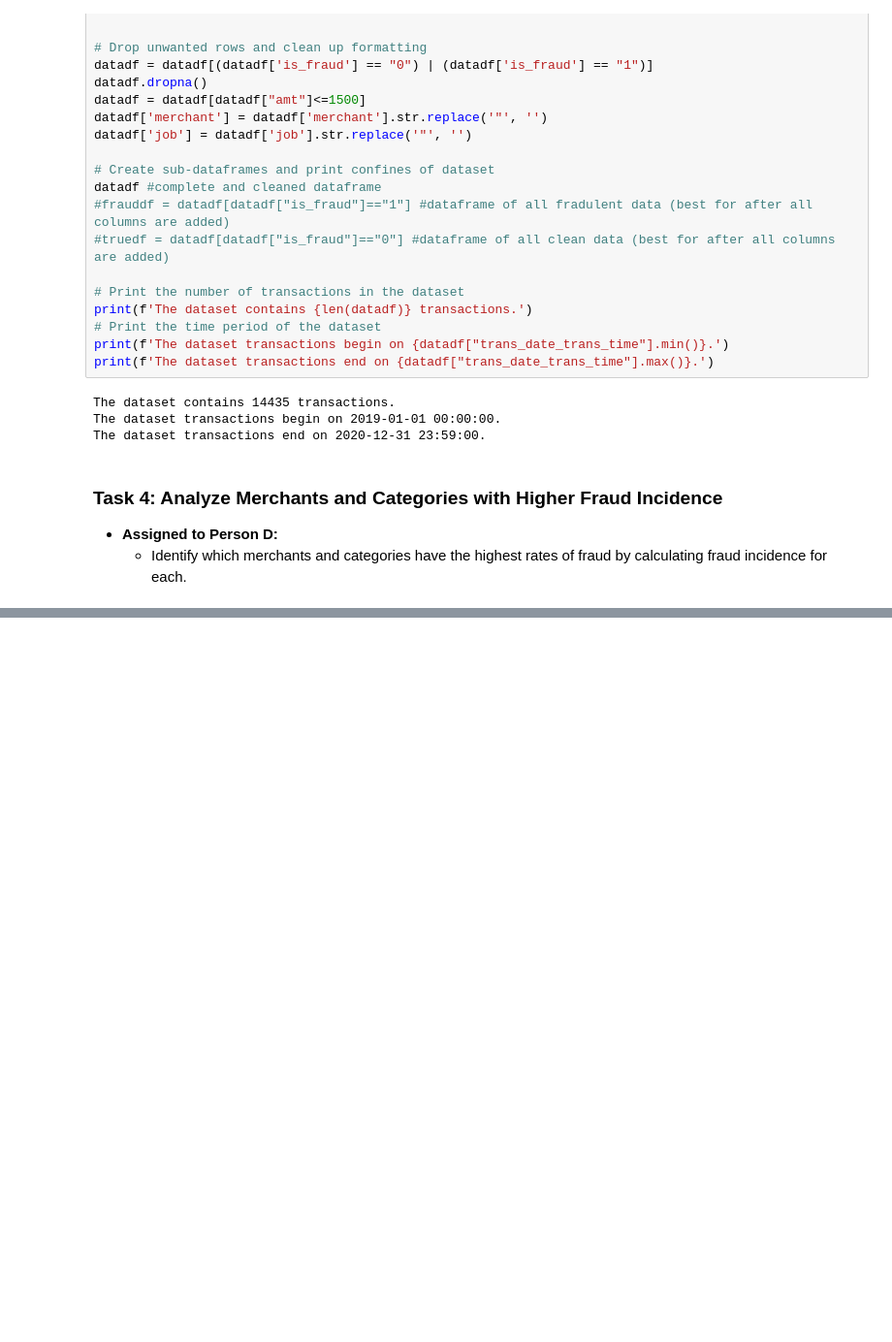
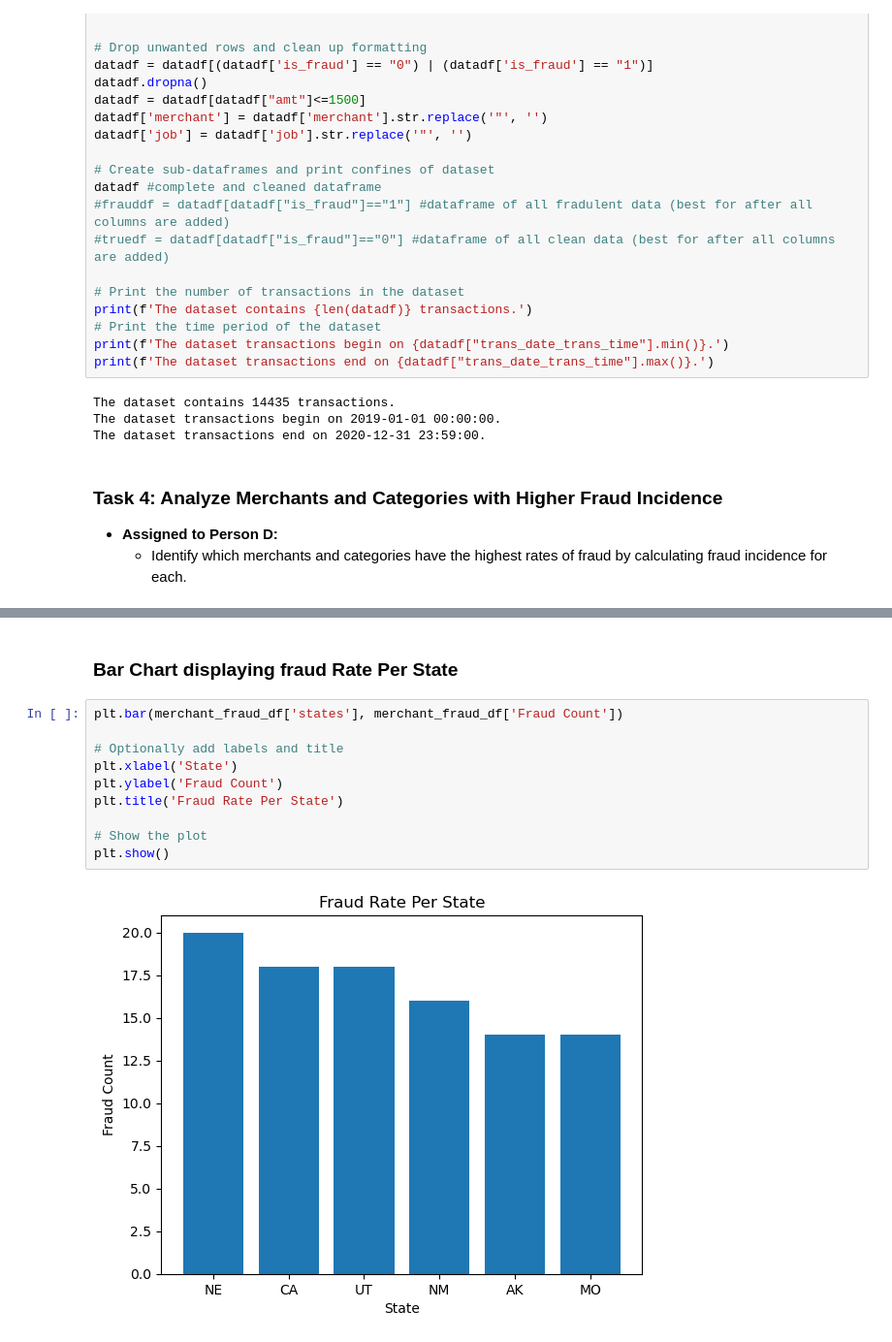
Before and after one commit to LackOfWitness/west-us-credit-card-fraud, a Jupyter notebook: Credit_Card_Fraud_Analysis-Team3-/credit_card_fraud_analysis.ipynb, the cells around one changed output, grey strips where cells are left out. Shown at 97% size. Cells and saved outputs as stored; diff of their text form; blank space fills up the shorter version.

```diff
--- a/Credit_Card_Fraud_Analysis-Team3-/credit_card_fraud_analysis.ipynb
+++ b/Credit_Card_Fraud_Analysis-Team3-/credit_card_fraud_analysis.ipynb
@@ -124,0 +147,14 @@ sorted_merchant_fraud_df.head(10)
+# %% [markdown]
+### Bar Chart displaying fraud Rate Per State
+# %%
+plt.bar(merchant_fraud_df['states'], merchant_fraud_df['Fraud Count'])
+
+# Optionally add labels and title
+plt.xlabel('State')
+plt.ylabel('Fraud Count')
+plt.title('Fraud Rate Per State')
+
+# Show the plot
+plt.show()
+# %% [output]
+[figure, added]
```
Also changed, not shown: parts of 3 cells of this notebook, 1 other file.
